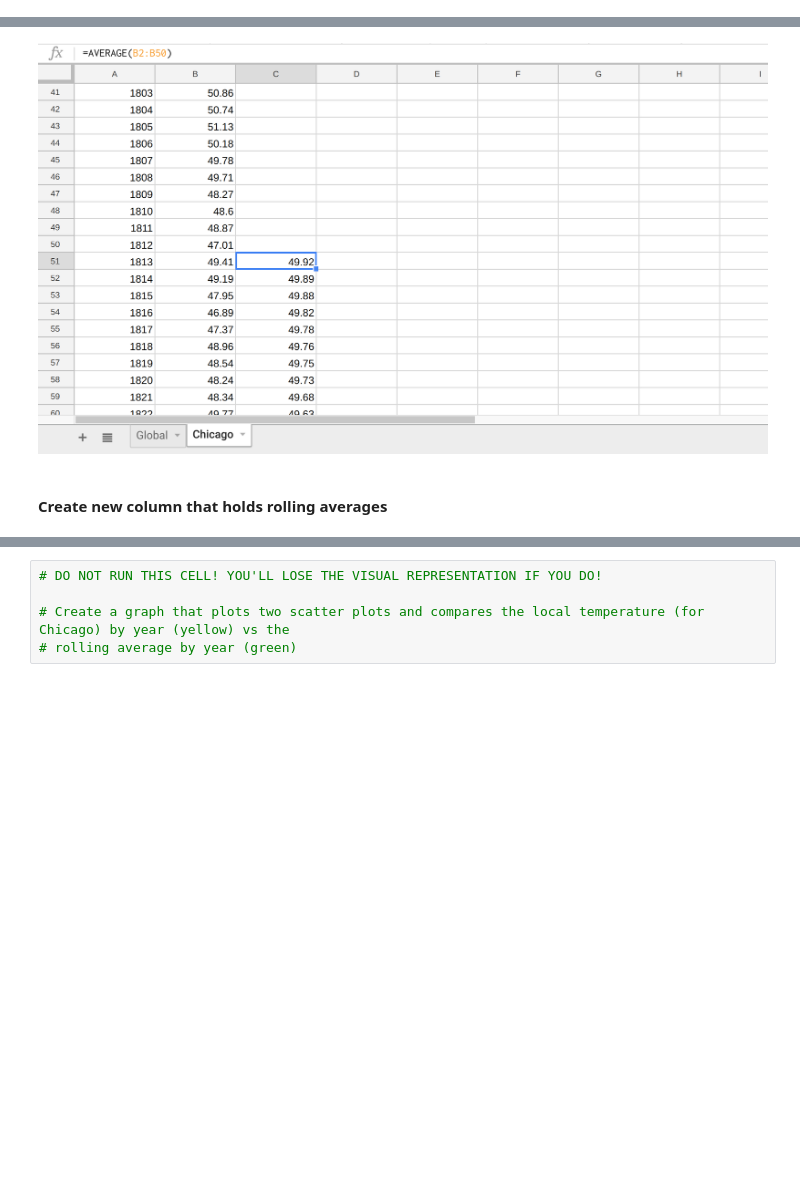
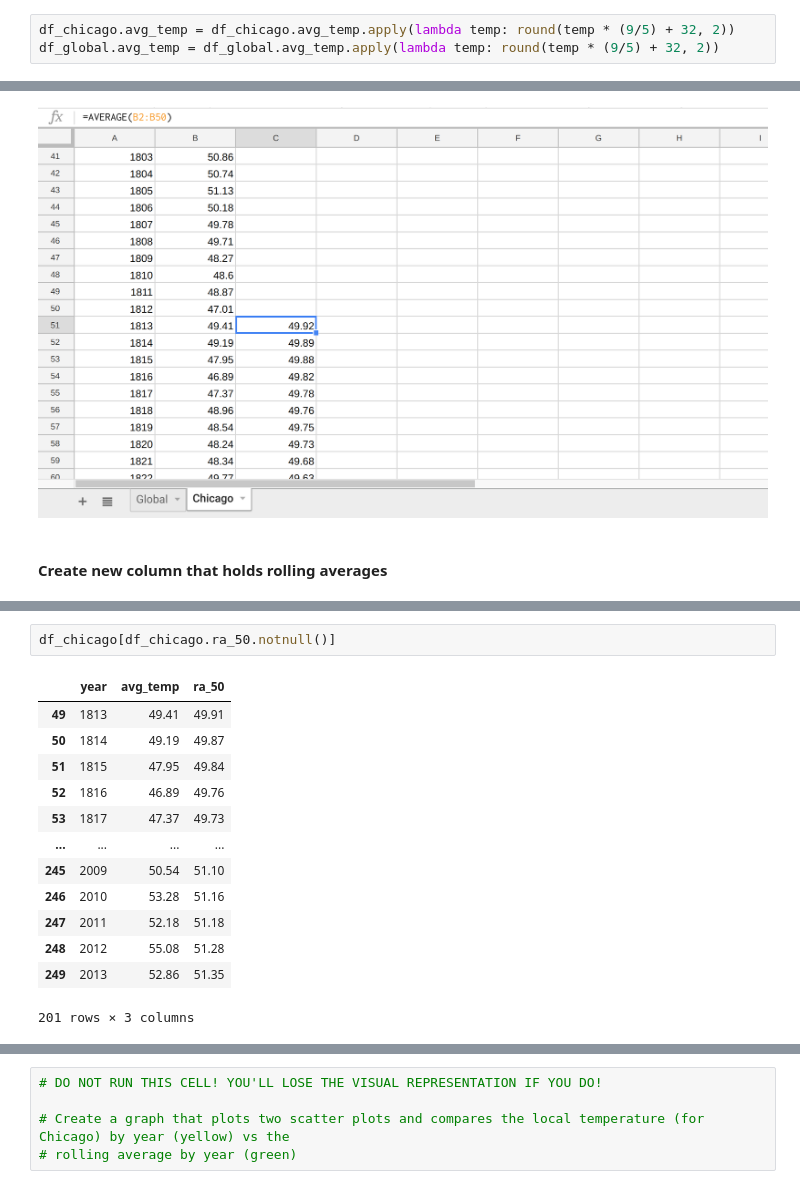
Before and after one commit to sdavitt/week_9, a Jupyter notebook: PandasWeather/Global and Local Weather Trends.ipynb, the cells around one changed output, grey strips where cells are left out. Saved outputs shown, nothing was run; the diff lists cells and outputs as text; blank space fills up the shorter version.

```diff
--- a/PandasWeather/Global and Local Weather Trends.ipynb
+++ b/PandasWeather/Global and Local Weather Trends.ipynb
@@ -38,2 +94,5 @@ df_chicago.head()
 # %% [markdown]
 #### Convert all temps to Fahrenheit
+# %%
+df_chicago.avg_temp = df_chicago.avg_temp.apply(lambda temp: round(temp * (9/5) + 32, 2))
+df_global.avg_temp = df_global.avg_temp.apply(lambda temp: round(temp * (9/5) + 32, 2))
@@ -80,0 +289,16 @@ df_chicago.head()
+# %%
+df_chicago[df_chicago.ra_50.notnull()]
+# %% [output]
+|  | year | avg_temp | ra_50 |
+| 49 | 1813 | 49.41 | 49.91 |
+| 50 | 1814 | 49.19 | 49.87 |
+| 51 | 1815 | 47.95 | 49.84 |
+| 52 | 1816 | 46.89 | 49.76 |
+| 53 | 1817 | 47.37 | 49.73 |
+| ... | ... | ... | ... |
+| 245 | 2009 | 50.54 | 51.10 |
+| 246 | 2010 | 53.28 | 51.16 |
+| 247 | 2011 | 52.18 | 51.18 |
+| 248 | 2012 | 55.08 | 51.28 |
+| 249 | 2013 | 52.86 | 51.35 |
+201 rows × 3 columns
```
Also changed, not shown: parts of 33 cells of this notebook, 19 other files.
